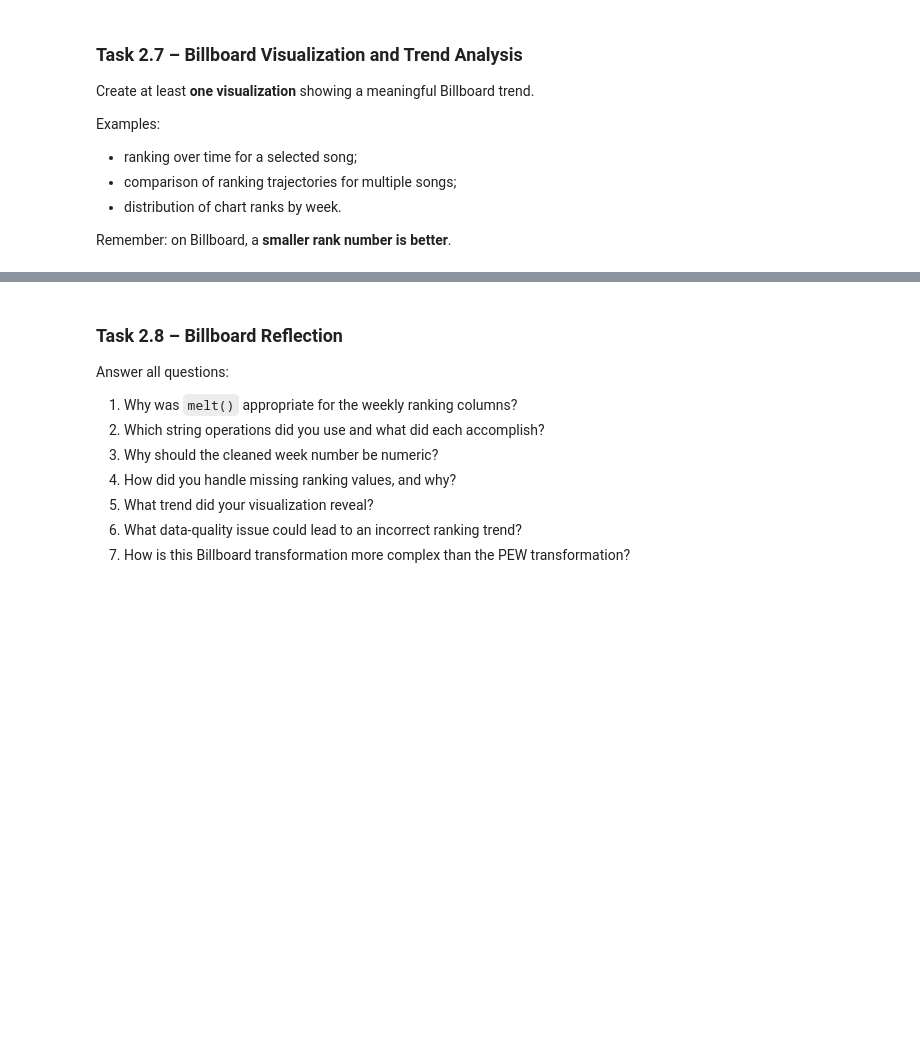
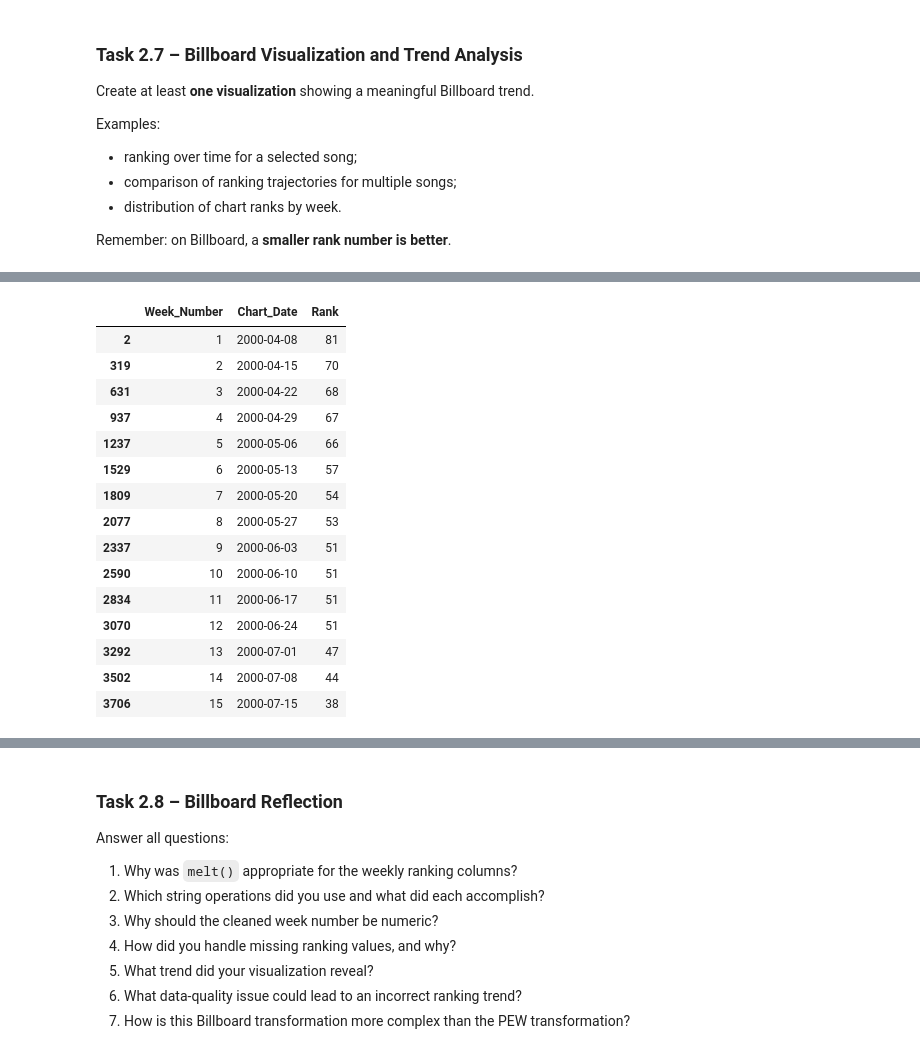
Before and after one commit to UbaidUllah777/Lab-2-Tidying-Cleaning-Imputation-and-Outlier-Detection, a Jupyter notebook: week5Lab.ipynb, the cells around one changed output, grey strips where cells are left out. Saved outputs shown, nothing was run; the diff lists cells and outputs as text; code cells hidden in the pictures; blank space fills up the shorter version.

```diff
--- a/week5Lab.ipynb
+++ b/week5Lab.ipynb
@@ -741,0 +856,28 @@ Remember: on Billboard, a **smaller rank number is better**.
+# %%
+# I also want to show a small trend Table
+display(
+    kryptonite_trend[
+        [
+            "Week_Number",
+            "Chart_Date",
+            "Rank"
+        ]
+    ].head(15)
+)
+# %% [output]
+|  | Week_Number | Chart_Date | Rank |
+| 2 | 1 | 2000-04-08 | 81 |
+| 319 | 2 | 2000-04-15 | 70 |
+| 631 | 3 | 2000-04-22 | 68 |
+| 937 | 4 | 2000-04-29 | 67 |
+| 1237 | 5 | 2000-05-06 | 66 |
+| 1529 | 6 | 2000-05-13 | 57 |
+| 1809 | 7 | 2000-05-20 | 54 |
+| 2077 | 8 | 2000-05-27 | 53 |
+| 2337 | 9 | 2000-06-03 | 51 |
+| 2590 | 10 | 2000-06-10 | 51 |
+| 2834 | 11 | 2000-06-17 | 51 |
+| 3070 | 12 | 2000-06-24 | 51 |
+| 3292 | 13 | 2000-07-01 | 47 |
+| 3502 | 14 | 2000-07-08 | 44 |
+| 3706 | 15 | 2000-07-15 | 38 |
```
Also changed, not shown: parts of 9 cells of this notebook, 1 other file.
